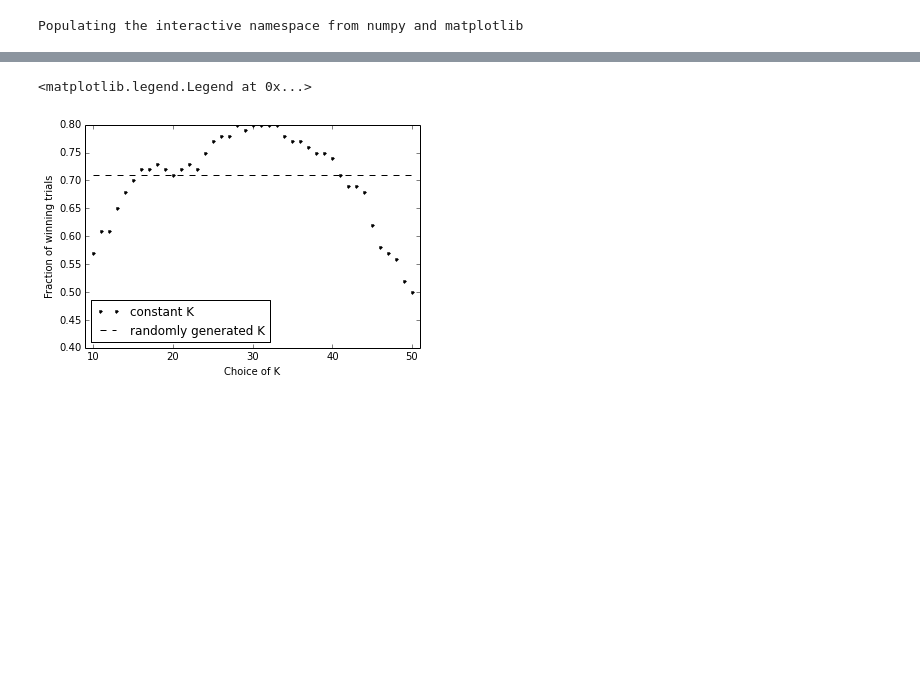
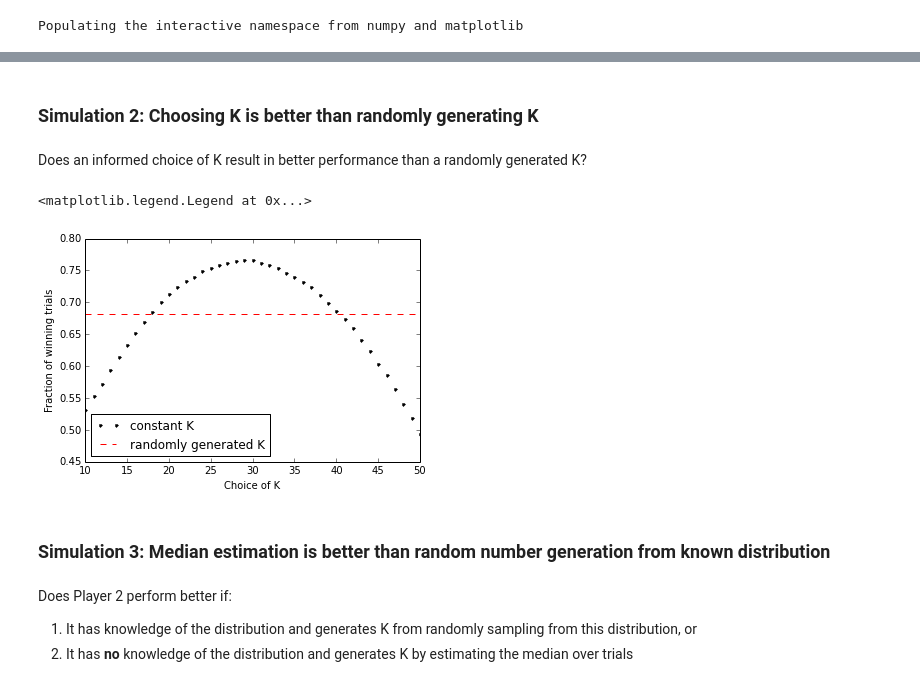
Before and after one commit to srcole/qwm, a Jupyter notebook: guessinggame/guessinggame.ipynb, the cells around one changed output, grey strips where cells are left out. Cells and saved outputs as stored; diff of their text form; code cells hidden in the pictures; blank space fills up the shorter version.

```diff
--- a/guessinggame/guessinggame.ipynb
+++ b/guessinggame/guessinggame.ipynb
@@ -50,12 +73,21 @@ for t in range(nTrials):
 # %%
+# Set simulation parameters
+nTrials = 100
+int_min = 10
+int_max = 50
+int_range = int_max - int_min + 1
+
 # Perform guessing game
 trialsWon = 0
-trialRes = np.zeros((nTrials,1))
+A, B, K = genABK(nTrials, int_min, int_max)
+
 for t in range(nTrials):
-    trialRes[t] = np.logical_xor(A[t]>K[t],A[t]<B[t])
-    trialsWon += trialRes[t]
+    res = np.logical_xor(A[t]>K[t],A[t]<B[t])
+    trialsWon += res
+
 fracWon = trialsWon / nTrials
+
 # Statistics: binomial distribution
-pval = binom.cdf(trialsWon,nTrials,0.5)[0]
-print 'p =' , 1 - pval
+cum_p = binom.cdf(trialsWon,nTrials,0.5)
+print 'p =' , 1 - cum_p
 # %% [output]
@@ -72,13 +107,33 @@ fracWon_k = trialsWon_k / nTrials
+# %% [markdown]
+### Simulation 2: Choosing K is better than randomly generating K
+# %% [markdown]
+Does an informed choice of K result in better performance than a randomly generated K?
+# %%
+nTrials = 10000
+A, B, K = genABK(nTrials, int_min, int_max)
+Ks = range(int_min,int_max+1)
+trialsWon_k = np.zeros((int_range,1))
+trialsWon_rand = 0
+
+for t in range(nTrials):
+    res = np.logical_xor(A[t]>K[t],A[t]<B[t])
+    trialsWon_rand += res
+
+    for k in range(int_range):
+        # Note: If flipped over card equals that number, then count it as being lower
+        res = np.logical_xor(A[t]>Ks[k],A[t]<B[t])
+        trialsWon_k[k] += res
+
+fracWon_k = trialsWon_k / nTrials
+fracWon_rand = trialsWon_rand / nTrials
 # %%
-# Plot the results
+# Visualize results
 plt.figure()
 plt.plot(Ks, fracWon_k, 'k.',label='constant K')
-plt.plot([int_min,int_max],[fracWon,fracWon],'k--', label='randomly generated K')
-plt.xlim((9,51))
-plt.ylim((0.4,0.8))
+plt.plot([int_min,int_max],[fracWon_rand,fracWon_rand],'r--', label='randomly generated K')
 plt.xlabel('Choice of K')
 plt.ylabel('Fraction of winning trials')
 plt.legend(loc='best')
 # %% [output]
 <matplotlib.legend.Legend at 0x...>
-[figure, old version]
+[figure, new version]
@@ -90,2 +140,8 @@ plt.legend(loc='best')
+# %% [markdown]
+### Simulation 3: Median estimation is better than random number generation from known distribution
+# %% [markdown]
+Does Player 2 perform better if:
+1. It has knowledge of the distribution and generates K from randomly sampling from this distribution, or
+2. It has <b>no</b> knowledge of the distribution and generates K by estimating the median over trials
 # %%
 # Self-generated 100 random numbers
```
Also changed, not shown: parts of 23 cells of this notebook, 1 other file.
